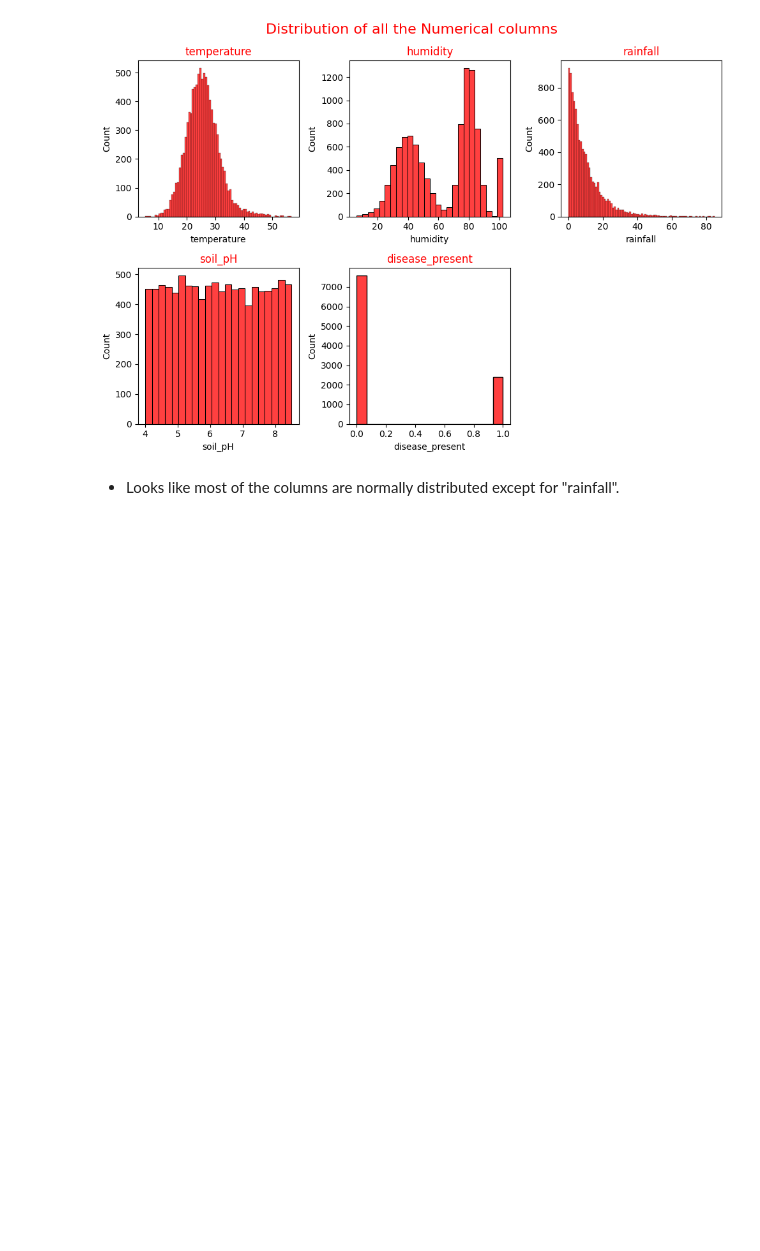
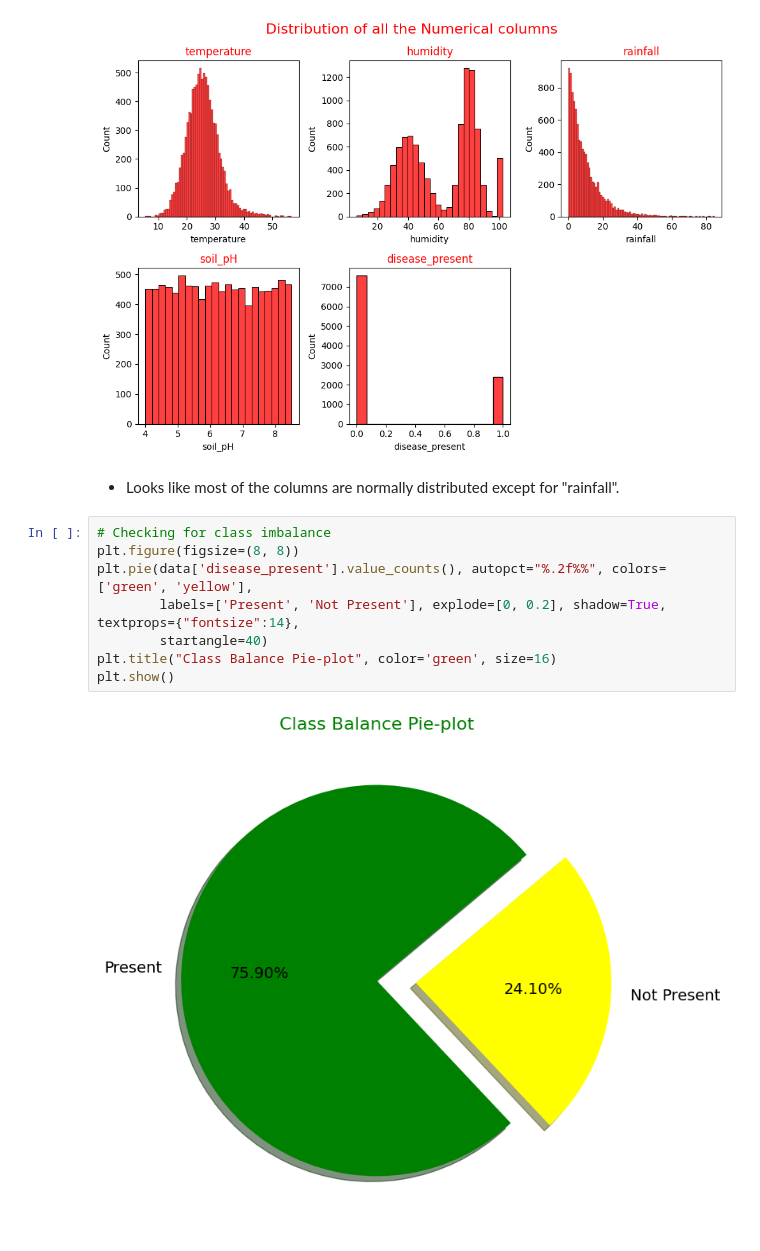
Before and after one commit to rizz045/Identifying_Presense_Of_Disease_In_Plants, a Jupyter notebook: Identifying_Presense_Of_Disease_In_Plants.ipynb, the cells around one changed output. Saved outputs shown, nothing was run; the diff lists cells and outputs as text; blank space fills up the shorter version.

```diff
--- a/Identifying_Presense_Of_Disease_In_Plants.ipynb
+++ b/Identifying_Presense_Of_Disease_In_Plants.ipynb
@@ -105,3 +105,13 @@ plt.show()
 [figure]
 # %% [markdown]
 * Looks like most of the columns are normally distributed except for "rainfall".
+# %%
+# Checking for class imbalance
+plt.figure(figsize=(8, 8))
+plt.pie(data['disease_present'].value_counts(), autopct="%.2f%%", colors=['green', 'yellow'],
+        labels=['Present', 'Not Present'], explode=[0, 0.2], shadow=True, textprops={"fontsize":14},
+        startangle=40)
+plt.title("Class Balance Pie-plot", color='green', size=16)
+plt.show()
+# %% [output]
+[figure, added]
```
